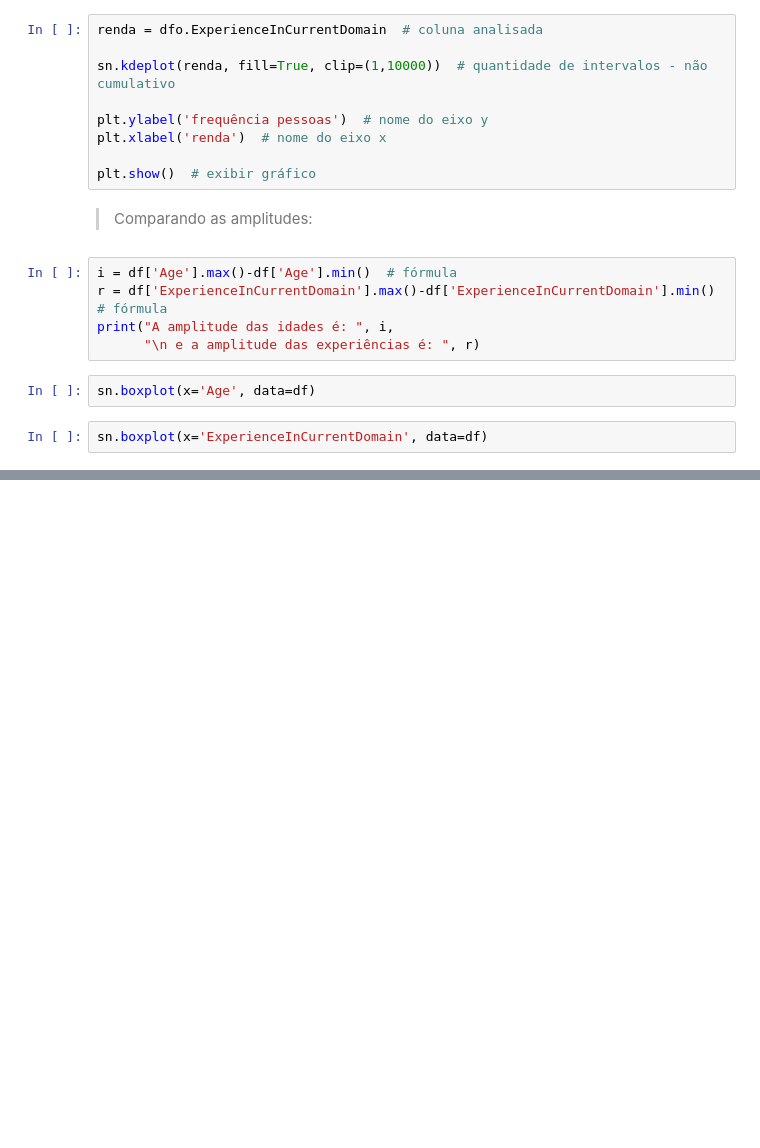
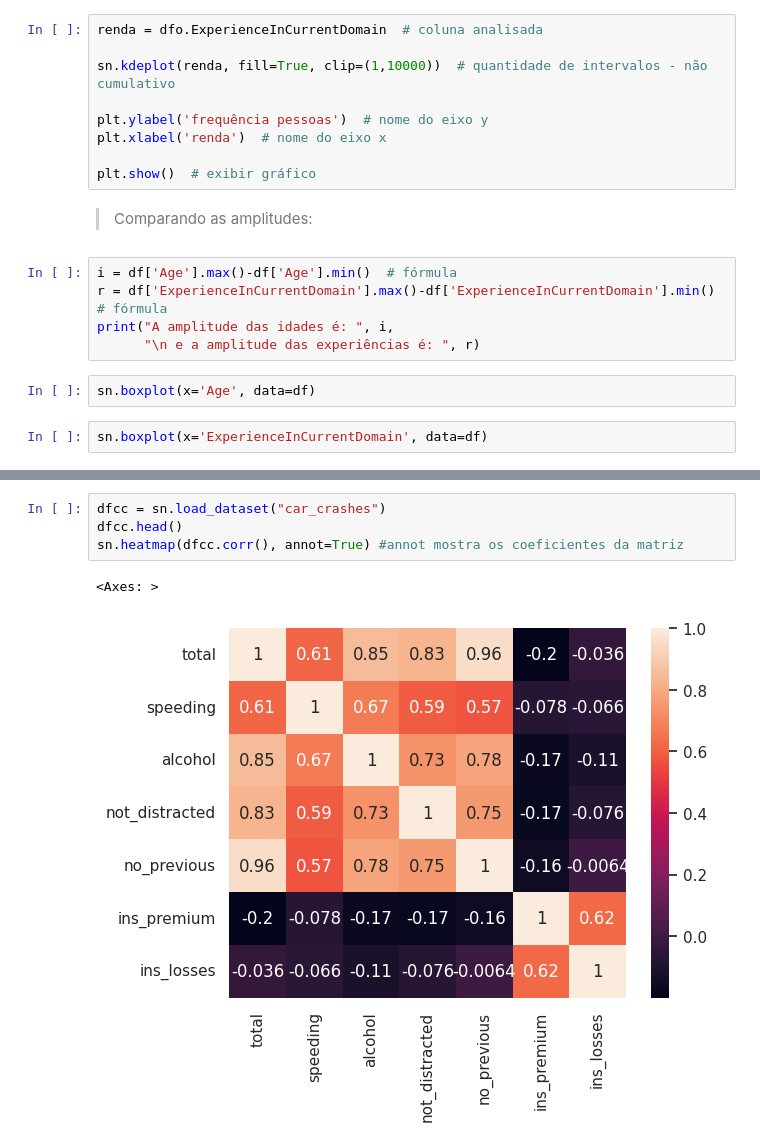
Before and after one commit to dayanebravo/Est_Graf_py, a Jupyter notebook: extensao.ipynb, the cells around one changed output, grey strips where cells are left out. Drawn from its saved outputs; the diff is of its cells as text; blank space fills up the shorter version.

```diff
--- a/extensao.ipynb
+++ b/extensao.ipynb
@@ -613,0 +625,7 @@ sn.boxplot(x='ExperienceInCurrentDomain', data=df)
+# %%
+dfcc = sn.load_dataset("car_crashes")
+dfcc.head()
+sn.heatmap(dfcc.corr(), annot=True) #annot mostra os coeficientes da matriz
+# %% [output]
+<Axes: >
+[figure, added]
```
Also changed, not shown: parts of 12 cells of this notebook.
